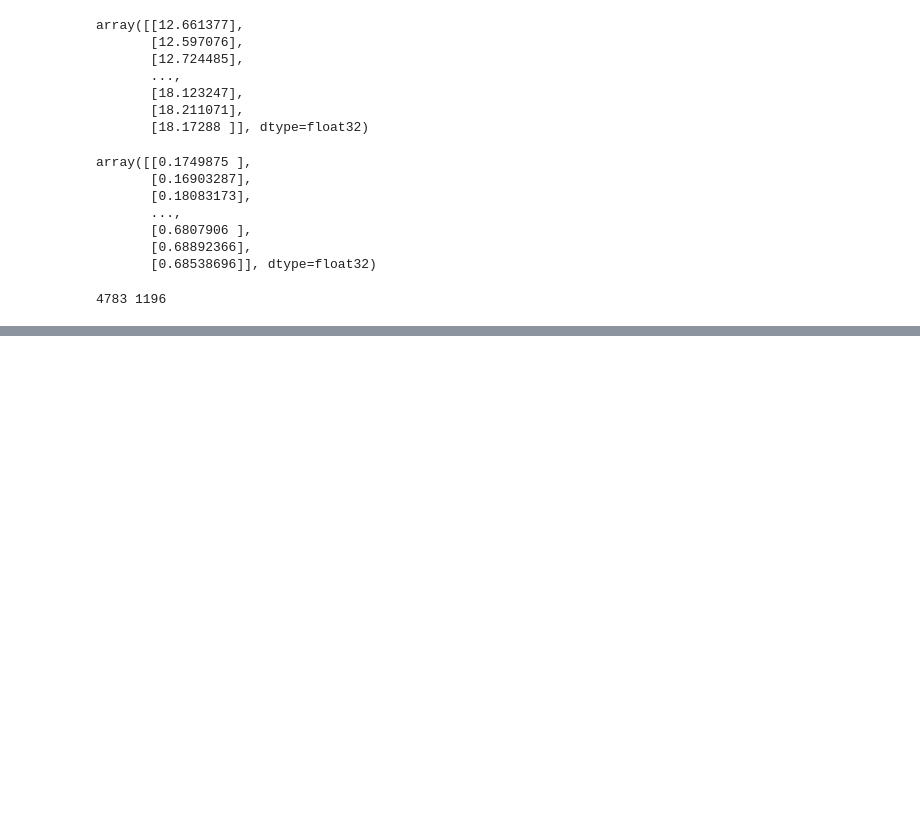
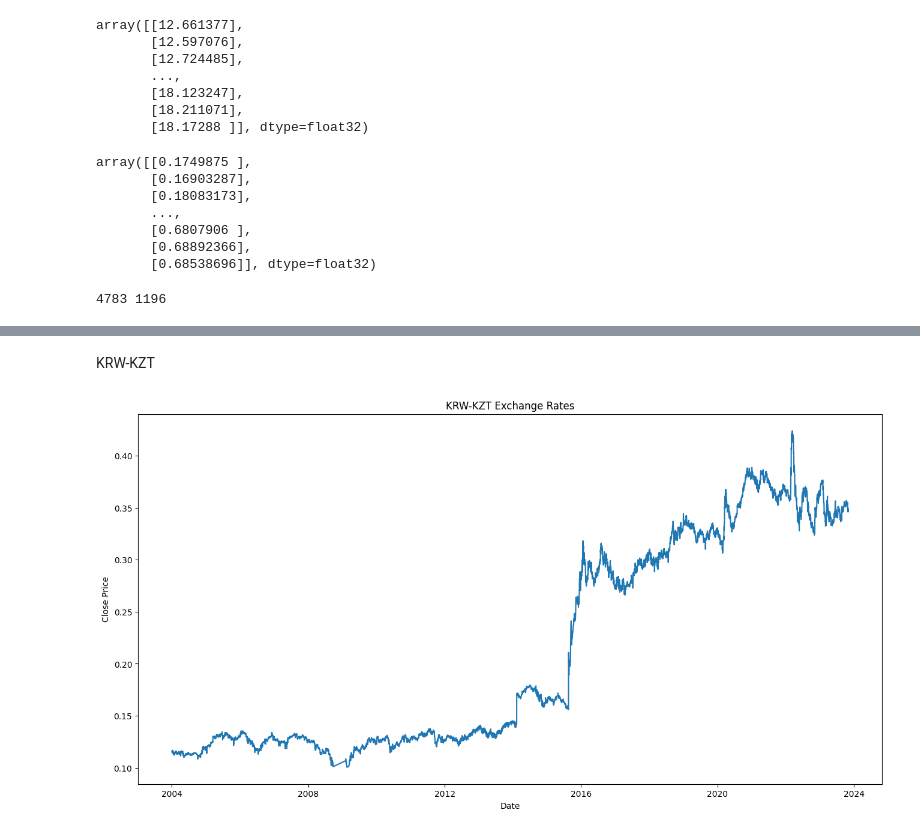
Before and after one commit to kurone02/currency-exchange-forecast, a Jupyter notebook: lstm.ipynb, the cells around one changed output, grey strips where cells are left out. Drawn from its saved outputs; the diff is of its cells as text; code cells hidden in the pictures; blank space fills up the shorter version.

```diff
--- a/lstm.ipynb
+++ b/lstm.ipynb
@@ -144,0 +145,15 @@ plt.show()
+# %% [markdown]
+KRW-KZT
+# %%
+df = pd.read_csv("./preprocessed-data/krwkzt.csv")
+df["Date"] = df.Date.map(lambda x: pd.to_datetime(x).date())
+df = df.set_index("Date")
+# %%
+plt.figure(figsize=(16,8))
+plt.plot(df)
+plt.xlabel("Date")
+plt.ylabel("Close Price")
+plt.title("KRW-KZT Exchange Rates")
+plt.show()
+# %% [output]
+[figure, added]
```
Also changed, not shown: parts of 8 cells of this notebook, 2 other files.
